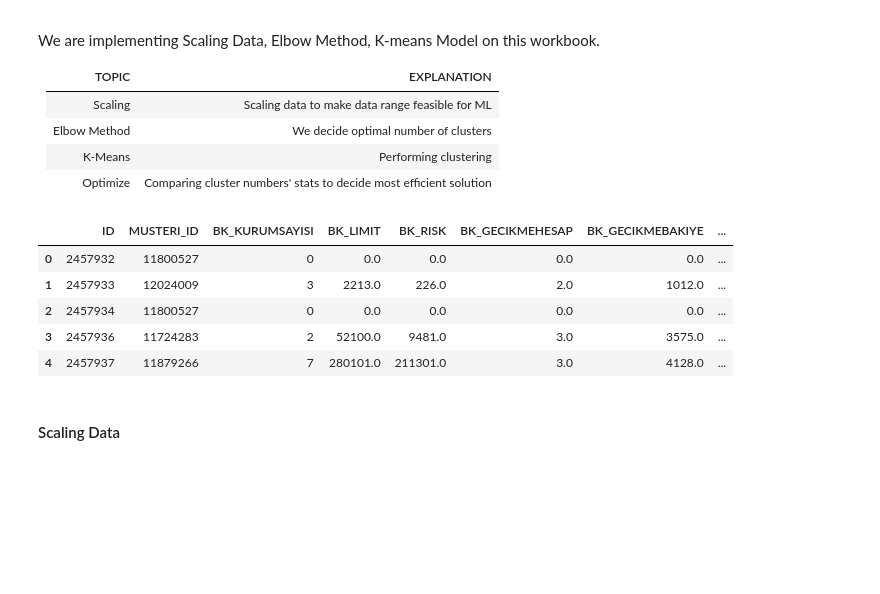
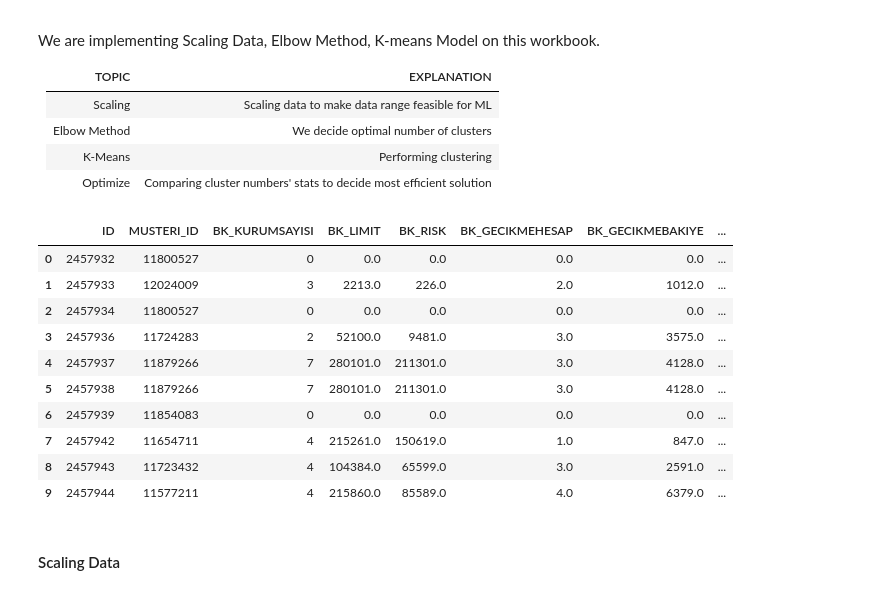
Before and after one commit to EmirhanServeren/factoring-customer-segmentation, a Jupyter notebook: segmentation_bk.ipynb, the cells around one changed output. Drawn from its saved outputs; the diff is of its cells as text; code cells hidden in the pictures; blank space fills up the shorter version.

```diff
--- a/segmentation_bk.ipynb
+++ b/segmentation_bk.ipynb
@@ -52,14 +68,19 @@ We are implementing Scaling Data, Elbow Method, K-means Model on this workbook.
 | K-Means | Performing clustering |
 | Optimize | Comparing cluster numbers' stats to decide most efficient solution |
 # %%
-g_company_type_df.head()
+g_company_type_df.head(10)
 # %% [output]
 |  | ID | MUSTERI_ID | BK_KURUMSAYISI | BK_LIMIT | BK_RISK | BK_GECIKMEHESAP | BK_GECIKMEBAKIYE | ... |
 | 0 | 2457932 | 11800527 | 0 | 0.0 | 0.0 | 0.0 | 0.0 | ... |
 | 1 | 2457933 | 12024009 | 3 | 2213.0 | 226.0 | 2.0 | 1012.0 | ... |
 | 2 | 2457934 | 11800527 | 0 | 0.0 | 0.0 | 0.0 | 0.0 | ... |
 | 3 | 2457936 | 11724283 | 2 | 52100.0 | 9481.0 | 3.0 | 3575.0 | ... |
 | 4 | 2457937 | 11879266 | 7 | 280101.0 | 211301.0 | 3.0 | 4128.0 | ... |
+| 5 | 2457938 | 11879266 | 7 | 280101.0 | 211301.0 | 3.0 | 4128.0 | ... |
+| 6 | 2457939 | 11854083 | 0 | 0.0 | 0.0 | 0.0 | 0.0 | ... |
+| 7 | 2457942 | 11654711 | 4 | 215261.0 | 150619.0 | 1.0 | 847.0 | ... |
+| 8 | 2457943 | 11723432 | 4 | 104384.0 | 65599.0 | 3.0 | 2591.0 | ... |
+| 9 | 2457944 | 11577211 | 4 | 215860.0 | 85589.0 | 4.0 | 6379.0 | ... |
 # %% [markdown]
 #### Scaling Data
 # %%
```
Also changed, not shown: parts of 8 cells of this notebook, 5 other files.
